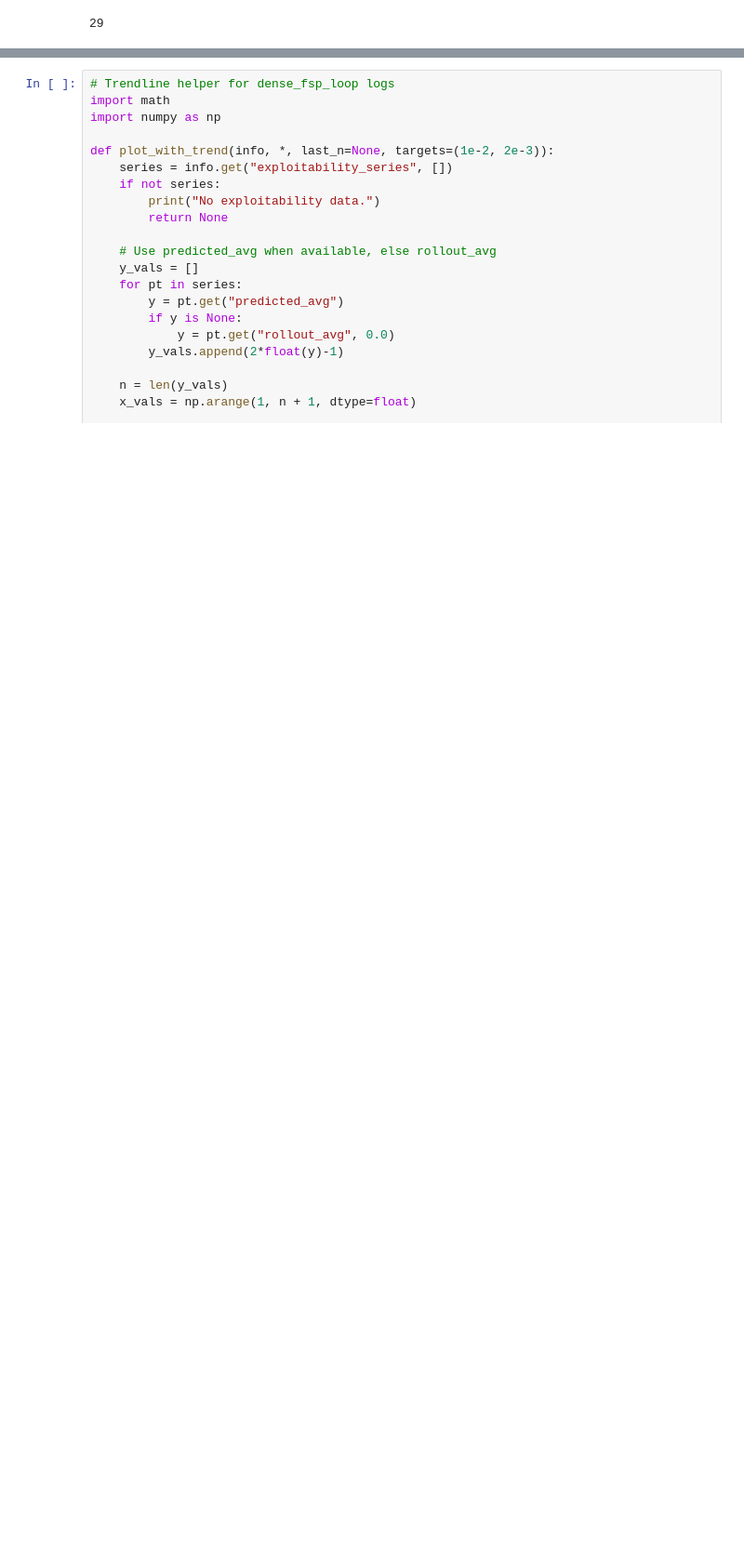
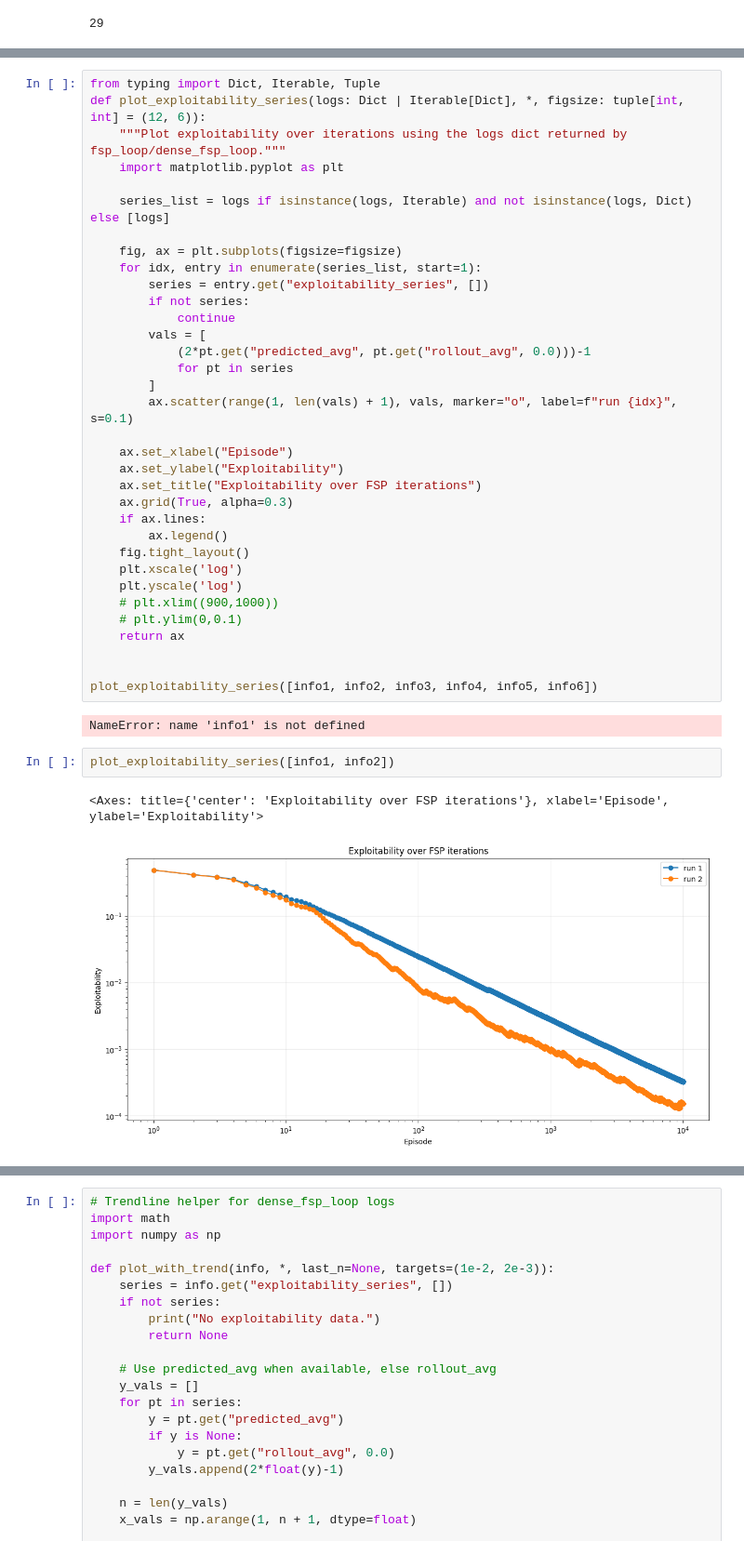
Before and after one commit to ImAdityaGupta/liars_poker, a Jupyter notebook: notebooks/dec_2025/benchmark_small_spec_policies.ipynb, the cells around one changed output, grey strips where cells are left out. Shown at 93% size. Drawn from its saved outputs; the diff is of its cells as text; blank space fills up the shorter version.

```diff
--- a/notebooks/dec_2025/benchmark_small_spec_policies.ipynb
+++ b/notebooks/dec_2025/benchmark_small_spec_policies.ipynb
@@ -106,0 +218,41 @@ plot_exploitability_series(info)
+# %%
+from typing import Dict, Iterable, Tuple
+def plot_exploitability_series(logs: Dict | Iterable[Dict], *, figsize: tuple[int, int] = (12, 6)):
+    """Plot exploitability over iterations using the logs dict returned by fsp_loop/dense_fsp_loop."""
+    import matplotlib.pyplot as plt
+
+    series_list = logs if isinstance(logs, Iterable) and not isinstance(logs, Dict) else [logs]
+
+    fig, ax = plt.subplots(figsize=figsize)
+    for idx, entry in enumerate(series_list, start=1):
+        series = entry.get("exploitability_series", [])
+        if not series:
+            continue
+        vals = [
+            (2*pt.get("predicted_avg", pt.get("rollout_avg", 0.0)))-1
+            for pt in series
+        ]
+        ax.scatter(range(1, len(vals) + 1), vals, marker="o", label=f"run {idx}", s=0.1)
+
+    ax.set_xlabel("Episode")
+    ax.set_ylabel("Exploitability")
+    ax.set_title("Exploitability over FSP iterations")
+    ax.grid(True, alpha=0.3)
+    if ax.lines:
+        ax.legend()
+    fig.tight_layout()
+    plt.xscale('log')
+    plt.yscale('log')
+    # plt.xlim((900,1000))
+    # plt.ylim(0,0.1)
+    return ax
+
+
+plot_exploitability_series([info1, info2, info3, info4, info5, info6])
+# %% [output]
+NameError: name 'info1' is not defined
+# %%
+plot_exploitability_series([info1, info2])
+# %% [output]
+<Axes: title={'center': 'Exploitability over FSP iterations'}, xlabel='Episode', ylabel='Exploitability'>
+[figure, added]
```
Also changed, not shown: parts of 11 cells of this notebook, 2 other files.
